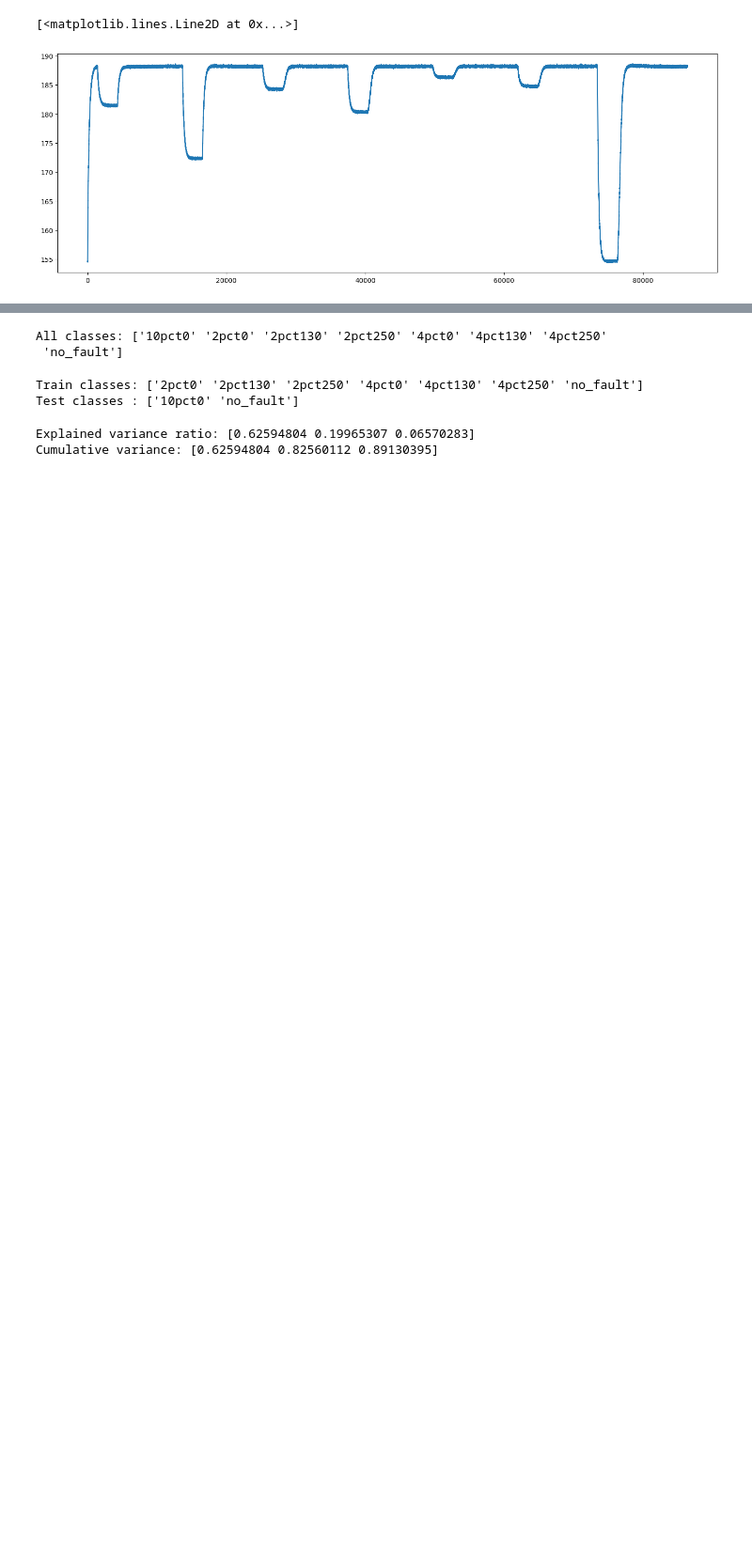
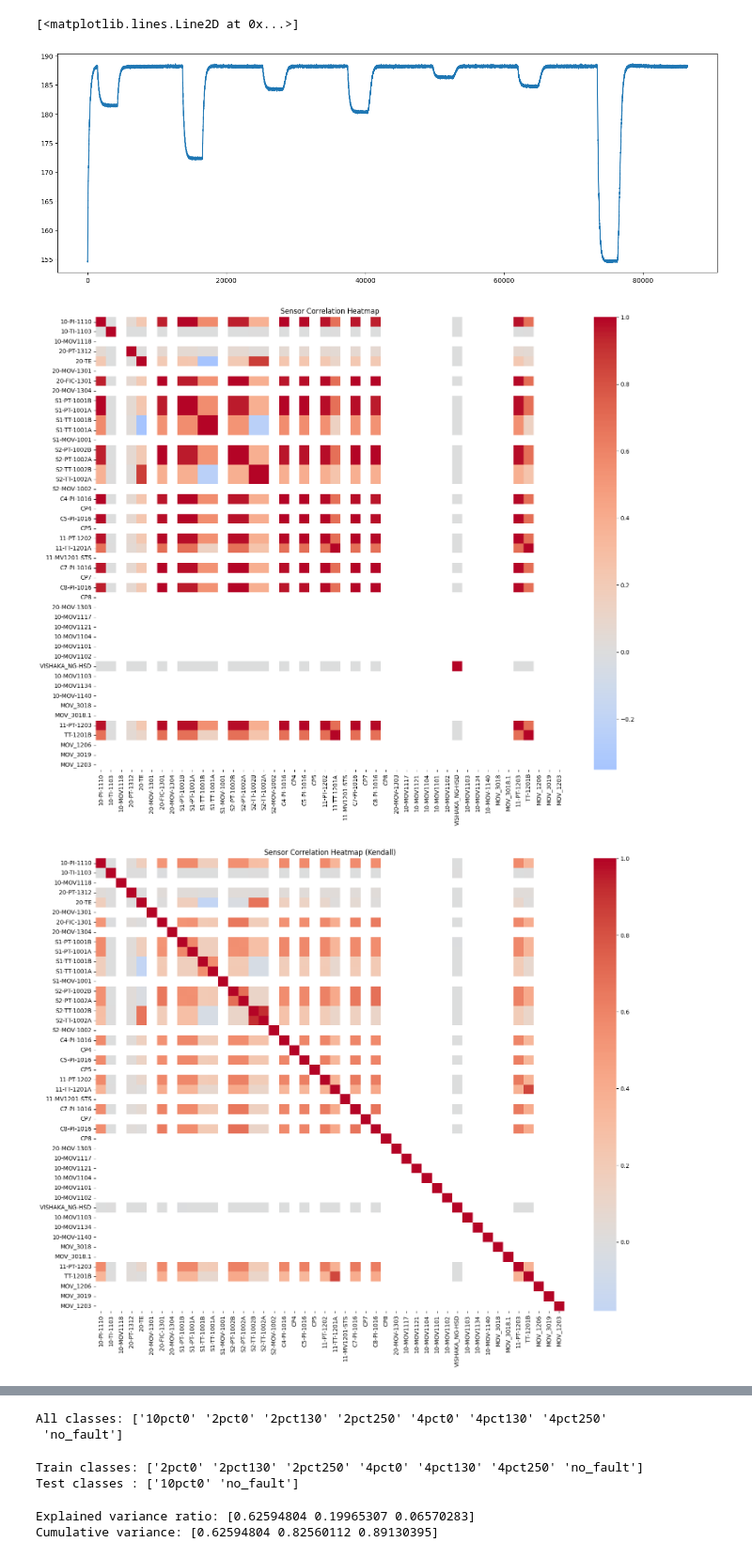
Before and after one commit to JVSCHANDRADITHYA/MultiDimensionalAD, a Jupyter notebook: Week-1-Classify/models_on_PCA.ipynb, the cells around one changed output, grey strips where cells are left out. Shown at 94% size. Saved outputs shown, nothing was run; the diff lists cells and outputs as text; code cells hidden in the pictures; blank space fills up the shorter version.

```diff
--- a/Week-1-Classify/models_on_PCA.ipynb
+++ b/Week-1-Classify/models_on_PCA.ipynb
@@ -41,3 +41,32 @@ plt.plot(lr['S1-PT-1001A'])
 # %% [output]
 [<matplotlib.lines.Line2D at 0x...>]
 [figure]
+# %%
+import seaborn as sns
+import matplotlib.pyplot as plt
+
+X = lr.drop(columns=["Timestamp_IST", "State", "label", 'Seconds'])
+
+corr = X.corr(method="pearson")
+corr_ken = X.corr(method="kendall")
+corr_spearman = X.corr(method="spearman")
+
+plt.figure(figsize=(18, 14))
+sns.heatmap(corr, cmap="coolwarm", center=0)
+plt.title("Sensor Correlation Heatmap")
+plt.show()
+
+plt.figure(figsize=(18, 14))
+sns.heatmap(corr_ken, cmap="coolwarm", center=0)
+plt.title("Sensor Correlation Heatmap (Kendall)")
+plt.show()
+
+plt.figure(figsize=(18, 14))
+sns.heatmap(corr_spearman, cmap="coolwarm", center=0)
+plt.title("Sensor Correlation Heatmap (Spearman)")
+plt.show()
+
+print(corr_ken)
+# %% [output]
+[figure, added]
+[figure, added]
```
Also changed, not shown: parts of 1 cell of this notebook.
